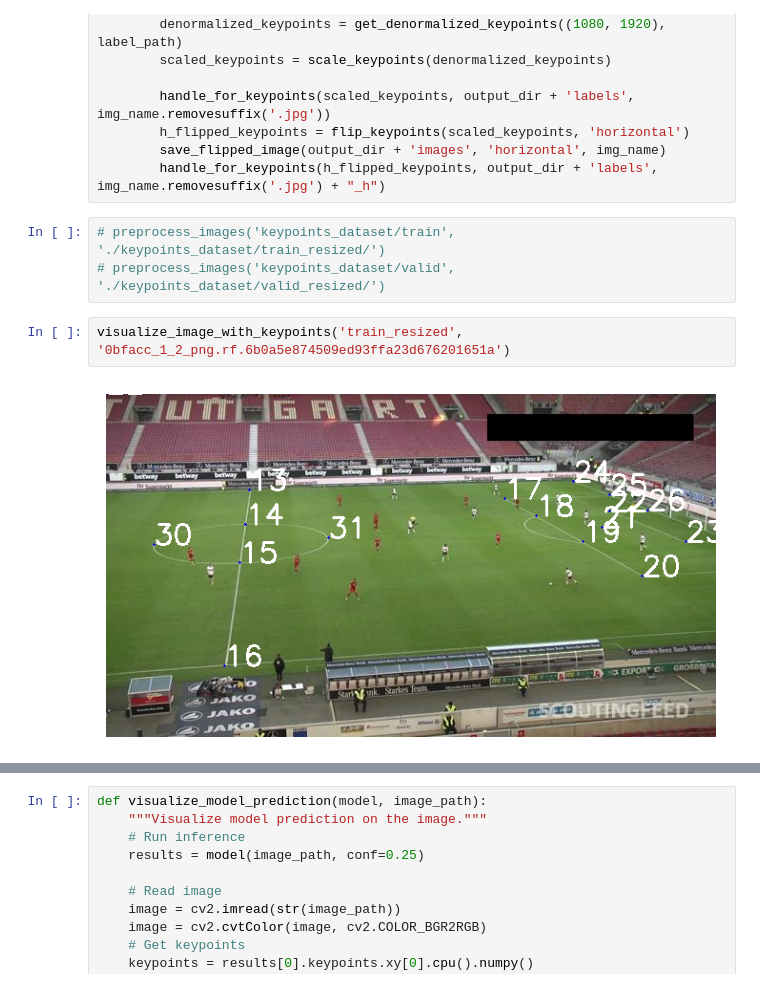
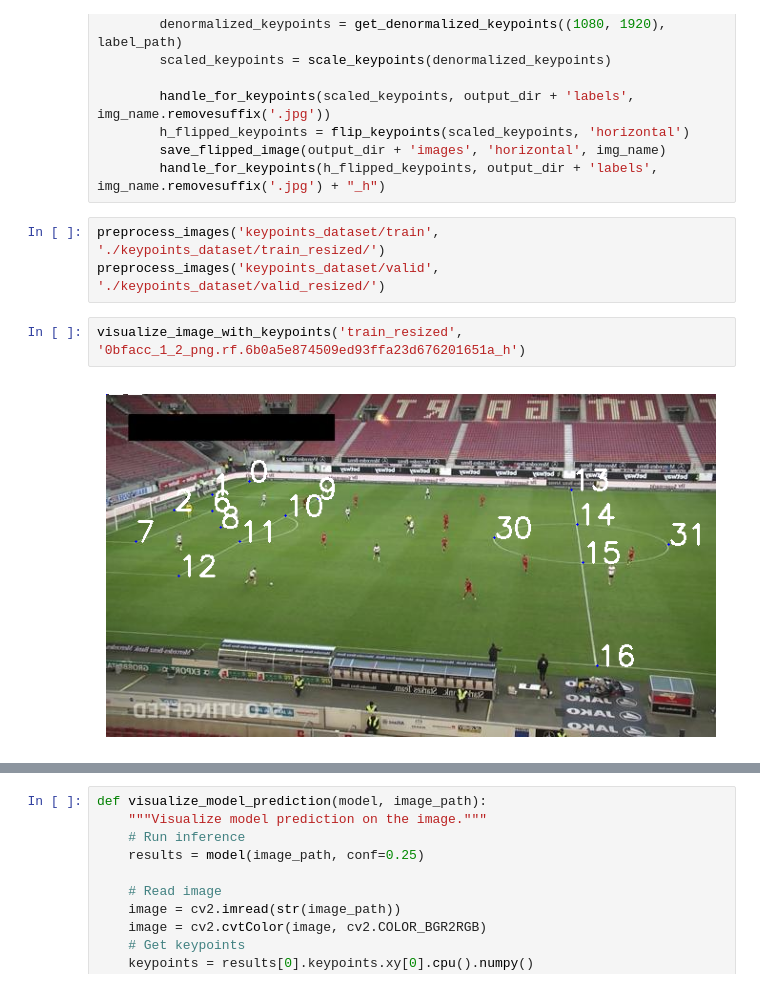
Before and after one commit to gothera/keypoints_football, a Jupyter notebook: yolov8_keypoints.ipynb, the cells around one changed output, grey strips where cells are left out. Cells and saved outputs as stored; diff of their text form.

Commit message:
trained yolo-1

```diff
--- a/yolov8_keypoints.ipynb
+++ b/yolov8_keypoints.ipynb
@@ -259,10 +259,10 @@ def preprocess_images(dataset_dir, output_dir):
         save_flipped_image(output_dir + 'images', 'horizontal', img_name)
         handle_for_keypoints(h_flipped_keypoints, output_dir + 'labels', img_name.removesuffix('.jpg') + "_h")
 # %%
-# preprocess_images('keypoints_dataset/train', './keypoints_dataset/train_resized/')
-# preprocess_images('keypoints_dataset/valid', './keypoints_dataset/valid_resized/')
+preprocess_images('keypoints_dataset/train', './keypoints_dataset/train_resized/')
+preprocess_images('keypoints_dataset/valid', './keypoints_dataset/valid_resized/')
 # %%
-visualize_image_with_keypoints('train_resized', '0bfacc_1_2_png.rf.6b0a5e874509ed93ffa23d676201651a')
+visualize_image_with_keypoints('train_resized', '0bfacc_1_2_png.rf.6b0a5e874509ed93ffa23d676201651a_h')
 # %% [output]
-[figure, old version]
+[figure, new version]
 # %%
```
Also changed, not shown: parts of 6 cells of this notebook, 2 other files.
